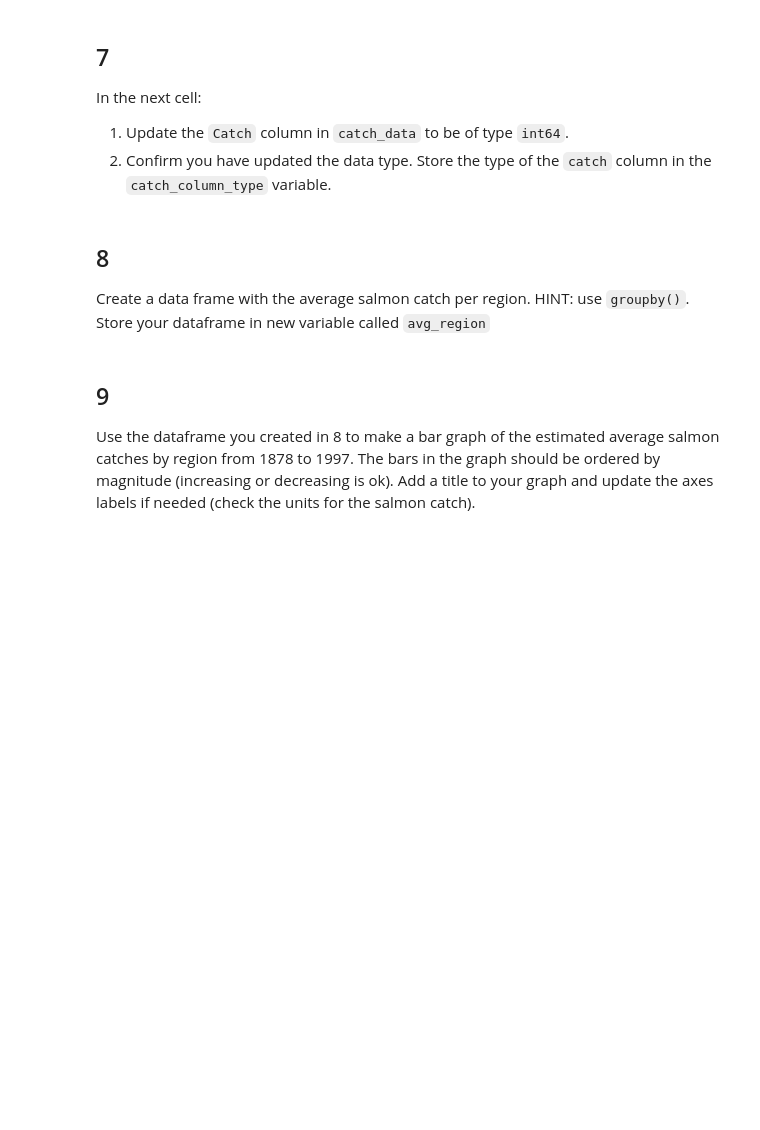
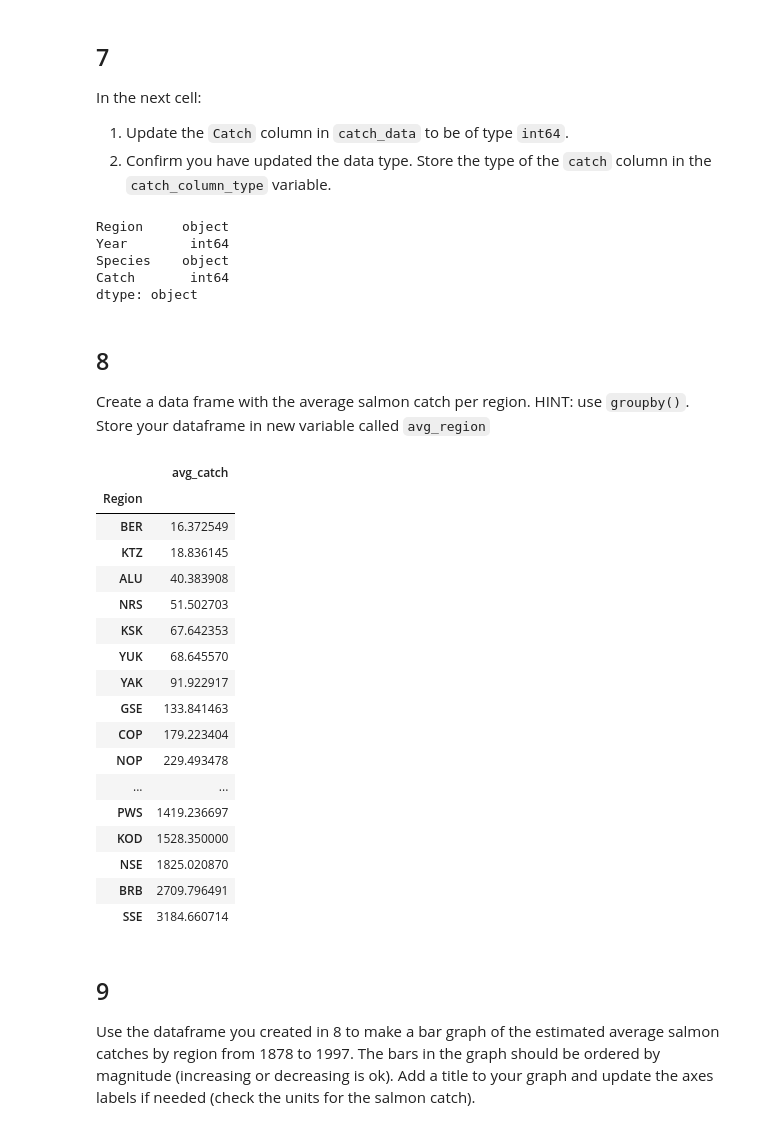
Before and after one commit to jordancsibley/eds220-hwk2, a Jupyter notebook: hwk2-task2-salmon.ipynb, the cells around one changed output. Drawn from its saved outputs; the diff is of its cells as text; code cells hidden in the pictures; blank space fills up the shorter version.

```diff
--- a/hwk2-task2-salmon.ipynb
+++ b/hwk2-task2-salmon.ipynb
@@ -222,3 +229,16 @@ catch_column_type
+# %%
+# Update the 'Catch' column from object to interger
+catch_data['Catch'] = catch_data['Catch'].astype('int64')
+
+# Access the updated data types
+catch_column_type = catch_data['Catch'].dtypes
+catch_column_type
+# %% [output]
+Region     object
+Year        int64
+Species    object
+Catch       int64
+dtype: object
 # %% [markdown]
 ## 8
 Create a data frame with the average salmon catch per region. HINT: use `groupby()`. Store your dataframe in new variable called `avg_region`
@@ -228,3 +245,32 @@ avg_region
+# %%
+# Create new data frame that includes average catch per region
+avg_region = (catch_data.groupby('Region')
+                        .Catch
+                        .mean()
+                        .rename('avg_catch')
+                        .reset_index()# Converts series back to data frame
+                        .sort_values(by='avg_catch', ascending=True) # Orders by ascending catch values
+                        .set_index('Region')) # Sets the index by the region
+avg_region
+# %% [output]
+|  | avg_catch |
+| Region |  |
+| BER | 16.372549 |
+| KTZ | 18.836145 |
+| ALU | 40.383908 |
+| NRS | 51.502703 |
+| KSK | 67.642353 |
+| YUK | 68.645570 |
+| YAK | 91.922917 |
+| GSE | 133.841463 |
+| COP | 179.223404 |
+| NOP | 229.493478 |
+| ... | ... |
+| PWS | 1419.236697 |
+| KOD | 1528.350000 |
+| NSE | 1825.020870 |
+| BRB | 2709.796491 |
+| SSE | 3184.660714 |
 # %% [markdown]
 <!-- BEGIN QUESTION -->
 
```
Also changed, not shown: parts of 6 cells of this notebook.
